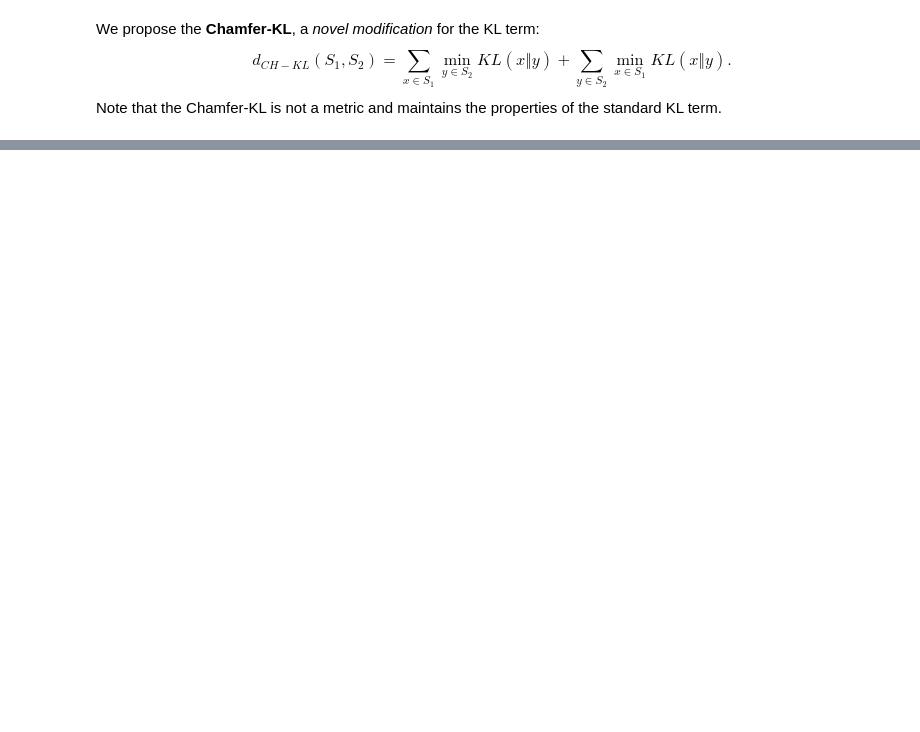
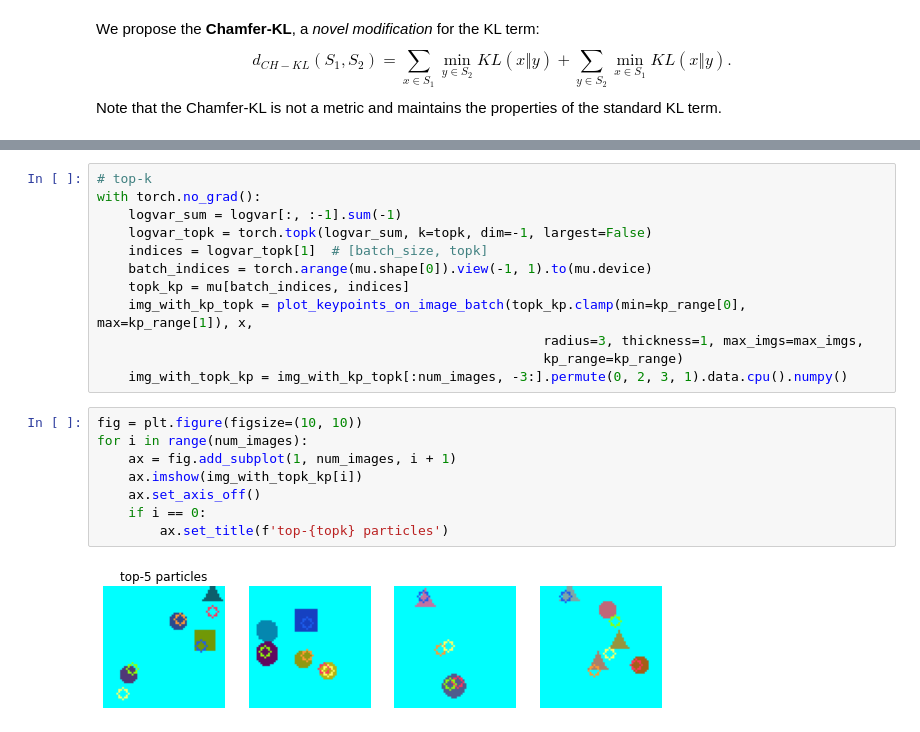
Before and after one commit to taldatech/deep-latent-particles-pytorch, a Jupyter notebook: dlp_tutorial.ipynb, the cells around one changed output, grey strips where cells are left out. Saved outputs shown, nothing was run; the diff lists cells and outputs as text; blank space fills up the shorter version.

```diff
--- a/dlp_tutorial.ipynb
+++ b/dlp_tutorial.ipynb
@@ -608,0 +722,22 @@ model = train_dlp(ds=ds, batch_size=batch_size, lr=lr,
+# %%
+# top-k
+with torch.no_grad():
+    logvar_sum = logvar[:, :-1].sum(-1)
+    logvar_topk = torch.topk(logvar_sum, k=topk, dim=-1, largest=False)
+    indices = logvar_topk[1]  # [batch_size, topk]
+    batch_indices = torch.arange(mu.shape[0]).view(-1, 1).to(mu.device)
+    topk_kp = mu[batch_indices, indices]
+    img_with_kp_topk = plot_keypoints_on_image_batch(topk_kp.clamp(min=kp_range[0], max=kp_range[1]), x,
+                                                         radius=3, thickness=1, max_imgs=max_imgs,
+                                                         kp_range=kp_range)
+    img_with_topk_kp = img_with_kp_topk[:num_images, -3:].permute(0, 2, 3, 1).data.cpu().numpy()
+# %%
+fig = plt.figure(figsize=(10, 10))
+for i in range(num_images):
+    ax = fig.add_subplot(1, num_images, i + 1)
+    ax.imshow(img_with_topk_kp[i])
+    ax.set_axis_off()
+    if i == 0:
+        ax.set_title(f'top-{topk} particles')
+# %% [output]
+[figure, added]
```
Also changed, not shown: parts of 23 cells of this notebook.
